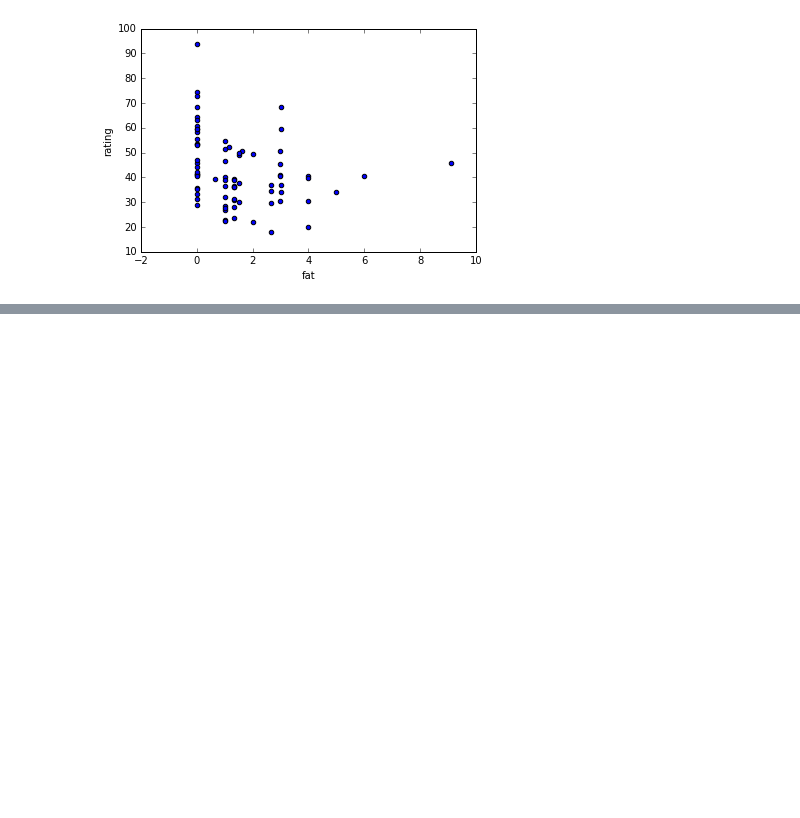
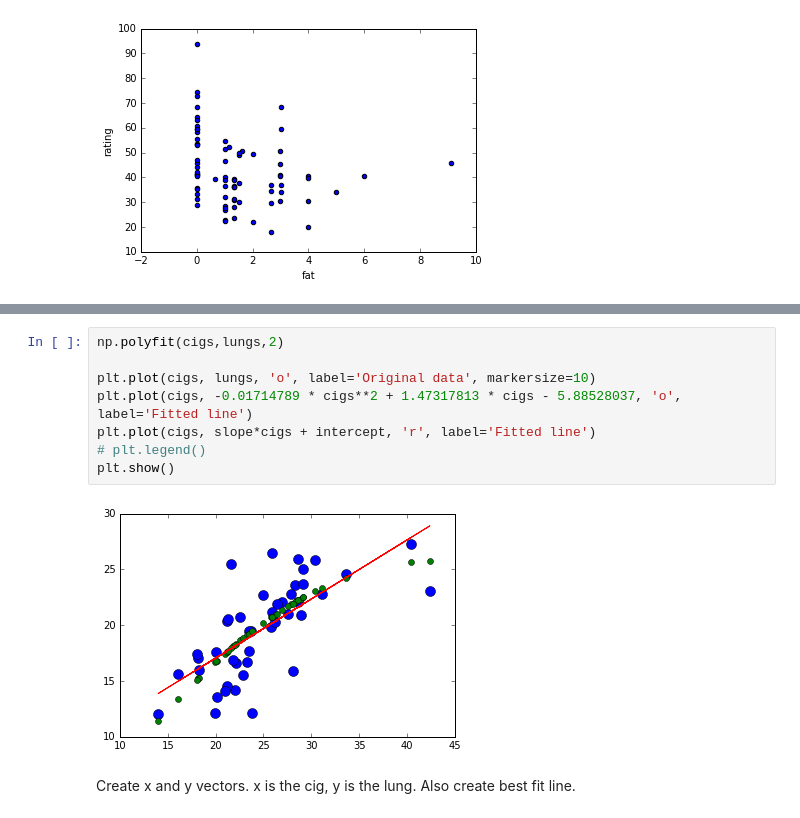
Before and after one commit to NathanYee/ThinkBayes2, a Jupyter notebook: code/report04.ipynb, the cells around one changed output, grey strips where cells are left out. Cells and saved outputs as stored; diff of their text form; blank space fills up the shorter version.

```diff
--- a/code/report04.ipynb
+++ b/code/report04.ipynb
@@ -208,0 +240,12 @@ df.head()
+# %%
+np.polyfit(cigs,lungs,2)
+
+plt.plot(cigs, lungs, 'o', label='Original data', markersize=10)
+plt.plot(cigs, -0.01714789 * cigs**2 + 1.47317813 * cigs - 5.88528037, 'o', label='Fitted line')
+plt.plot(cigs, slope*cigs + intercept, 'r', label='Fitted line')
+# plt.legend()
+plt.show()
+# %% [output]
+[figure, added]
+# %% [markdown]
+Create x and y vectors. x is the cig, y is the lung. Also create best fit line.
```
Also changed, not shown: parts of 30 cells of this notebook, 7 other files.
